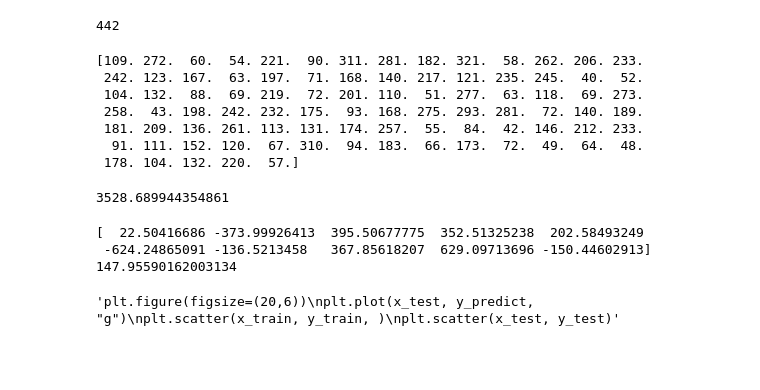
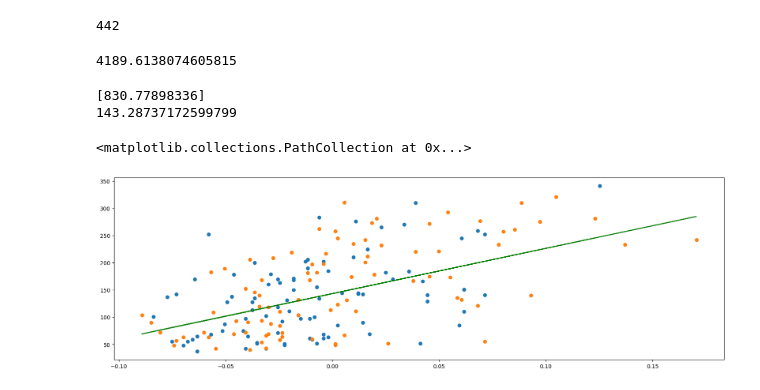
Before and after one commit to ADeityYeah/machine-learning, a Jupyter notebook: trial_nb_v1.ipynb, the cells around one changed output. Saved outputs shown, nothing was run; the diff lists cells and outputs as text; code cells hidden in the pictures; blank space fills up the shorter version.

```diff
--- a/trial_nb_v1.ipynb
+++ b/trial_nb_v1.ipynb
@@ -31,5 +11,5 @@ print(diabetes.data[:,np.newaxis,2])
 # %%
-x = diabetes.data
+x = diabetes.data[:,np.newaxis,2]
 n_train = int(len(x)*0.8)
 n_test = len(x) - n_train
 x_train = x[:-n_train]
@@ -41,36 +21,27 @@ print(len(x))
 y = diabetes.target
 y_train = y[:-n_train]
 y_test = y[-n_test:]
-print(y_test)
-# %% [output]
-[109. 272.  60.  54. 221.  90. 311. 281. 182. 321.  58. 262. 206. 233.
- 242. 123. 167.  63. 197.  71. 168. 140. 217. 121. 235. 245.  40.  52.
- 104. 132.  88.  69. 219.  72. 201. 110.  51. 277.  63. 118.  69. 273.
- 258.  43. 198. 242. 232. 175.  93. 168. 275. 293. 281.  72. 140. 189.
- 181. 209. 136. 261. 113. 131. 174. 257.  55.  84.  42. 146. 212. 233.
-  91. 111. 152. 120.  67. 310.  94. 183.  66. 173.  72.  49.  64.  48.
- 178. 104. 132. 220.  57.]
 # %%
 model = linear_model.LinearRegression()
 # %%
 model.fit(x_train, y_train)
-y_predict = model.predict(x_test)
+y_pred = model.predict(x_test)
 # %%
-error = mean_squared_error(y_test, y_predict)
+error = mean_squared_error(y_test, y_pred)
 print(error)
 # %% [output]
-3528.689944354861
+4189.6138074605815
 # %%
 print(model.coef_)
 print(model.intercept_)
 # %% [output]
-[  22.50416686 -373.99926413  395.50677775  352.51325238  202.58493249
- -624.24865091 -136.5213458   367.85618207  629.09713696 -150.44602913]
-147.95590162003134
+[830.77898336]
+143.28737172599799
 # %%
-"""plt.figure(figsize=(20,6))
-plt.plot(x_test, y_predict, "g")
+plt.figure(figsize=(20,6))
+plt.plot(x_test, y_pred, "g")
 plt.scatter(x_train, y_train, )
-plt.scatter(x_test, y_test)"""
+plt.scatter(x_test, y_test)
 # %% [output]
-'plt.figure(figsize=(20,6))\nplt.plot(x_test, y_predict, "g")\nplt.scatter(x_train, y_train, )\nplt.scatter(x_test, y_test)'
+<matplotlib.collections.PathCollection at 0x...>
+[figure, added]
```
Also changed, not shown: parts of 2 cells of this notebook.
